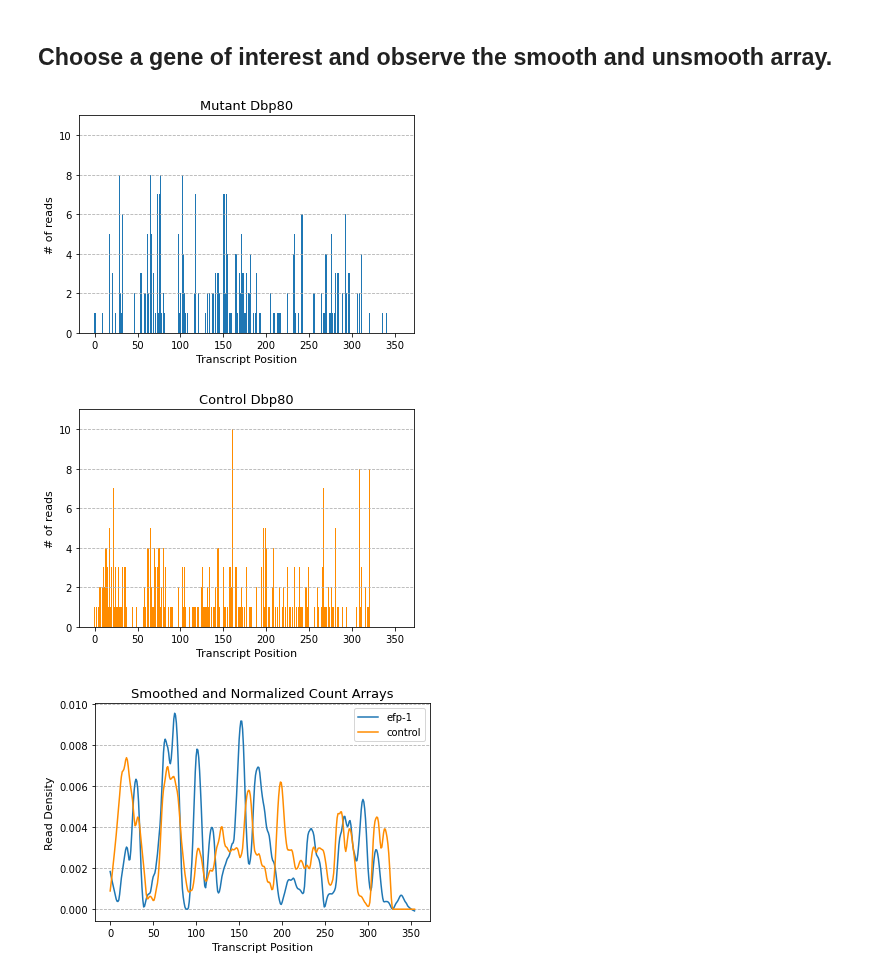
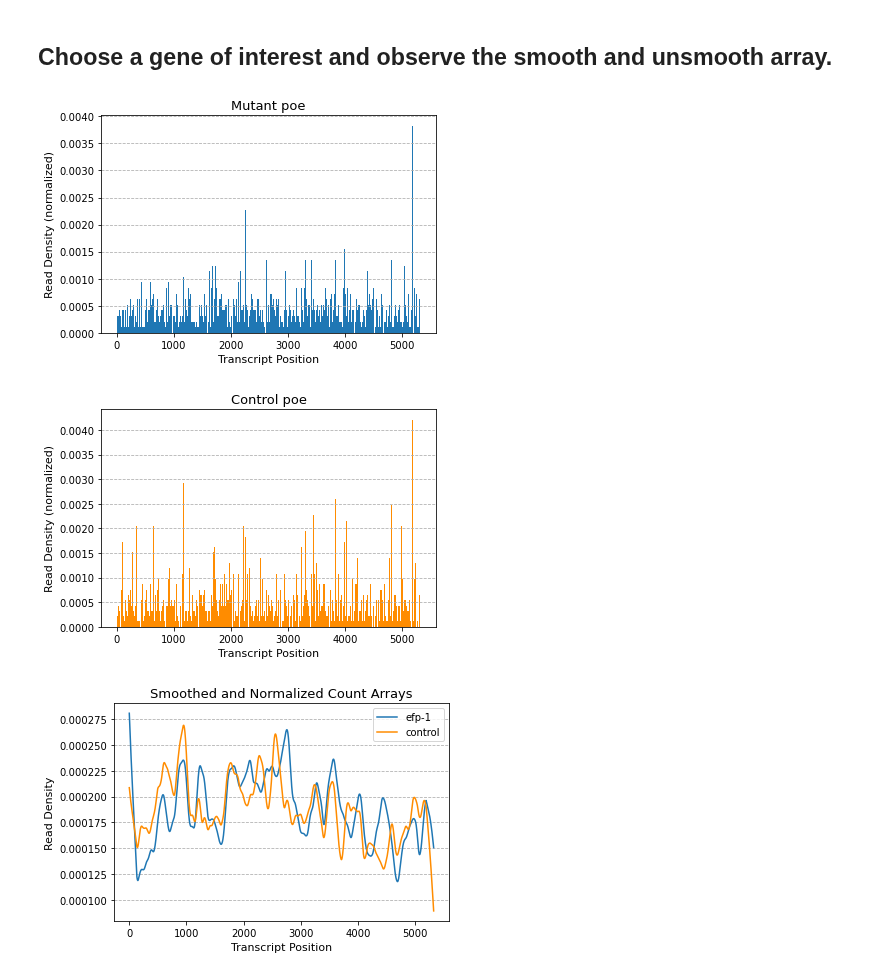
Before and after one commit to Raif-fl/Fall_2021_Work_journal, a Jupyter notebook: KS_stat/dmel_KS_like.ipynb, the cells around one changed output. Saved outputs shown, nothing was run; the diff lists cells and outputs as text; code cells hidden in the pictures.

```diff
--- a/KS_stat/dmel_KS_like.ipynb
+++ b/KS_stat/dmel_KS_like.ipynb
@@ -171,40 +171,48 @@ ax = kat.big_dif(diff_dist, gene_list, mutant_list, control_list, figsize = (16,
 [figure]
 # %% [markdown]
 ## Choose a gene of interest and observe the smooth and unsmooth array.
+# %%
+# Load in the count positions data.
+data_mutant, names_mutant = kat.load_count_positions("mutant_summed_counts.csv",counts_path)
+data_control, names_control = kat.load_count_positions("control_summed_counts.csv",counts_path)
 # %%
 # Choosing a gene of interest to calculate the elongation rates of.
 # Get the transcript and vector for the gene of interest.
-my_gene = 'Dbp80'
+my_gene = 'poe'
+my_vec_mutant = None
+my_vec_control = None
 for tr_m, tr_c, name in zip(data_mutant, data_control, names_mutant):
     if name == my_gene:
         my_vec_mutant = tr_m
         my_vec_control = tr_c
+if my_vec_mutant.any() == None:
+    print("No gene found")
 # %%
 smoothed_vec_m, cumul_m = kat.get_smoothed_vector(my_vec_mutant+0.00000000001)
 smoothed_vec_c, cumul_c = kat.get_smoothed_vector(my_vec_control+0.00000000001)
 # %%
 maxi = max([max(my_vec_mutant), max(my_vec_control)])
 
-plt.bar(list(range(len(my_vec_mutant))),my_vec_mutant, width = 1.4)
-plt.ylim([0,maxi*1.1])
-plt.ylabel("# of reads", fontsize = 11)
+plt.bar(list(range(len(my_vec_mutant))),my_vec_mutant/sum(my_vec_mutant), width = 4)
+#plt.ylim([0,maxi*1.1])
+plt.ylabel("Read Density (normalized)", fontsize = 11)
 plt.xlabel("Transcript Position", fontsize = 11)
 plt.title("Mutant " + my_gene, fontsize = 13)
 axes = plt.gca()
 axes.yaxis.grid(linestyle = "--")
 plt.savefig(image_path + my_gene + '_mutant_array.pdf')
 plt.show()
-plt.bar(list(range(len(my_vec_mutant))), my_vec_control, color = "darkorange", width = 1.4)
-plt.ylim([0,maxi*1.1])
-plt.ylabel("# of reads", fontsize = 11)
+plt.bar(list(range(len(my_vec_mutant))), my_vec_control/sum(my_vec_control), color = "darkorange", width = 4)
+#plt.ylim([0,maxi*1.1])
+plt.ylabel("Read Density (normalized)", fontsize = 11)
 plt.xlabel("Transcript Position", fontsize = 11)
 plt.title("Control " + my_gene, fontsize = 13)
 axes = plt.gca()
 axes.yaxis.grid(linestyle = "--")
 plt.savefig(image_path + my_gene + '_control_array.pdf')
 # %% [output]
-[figure, old version]
+[figure, new version]
-[figure, old version]
+[figure, new version]
 # %%
 plt.plot(smoothed_vec_m, label = "efp-1")
 plt.plot(smoothed_vec_c, label = "control", color = "darkorange")
@@ -216,7 +224,7 @@ axes = plt.gca()
 axes.yaxis.grid(linestyle = "--")
 plt.savefig(image_path + my_gene +'_smoothed.pdf')
 # %% [output]
-[figure, old version]
+[figure, new version]
 # %%
 ks = max(abs(cumul_m - cumul_c))
 # %%
```
Also changed, not shown: parts of 1 cell of this notebook, 9 other files.
